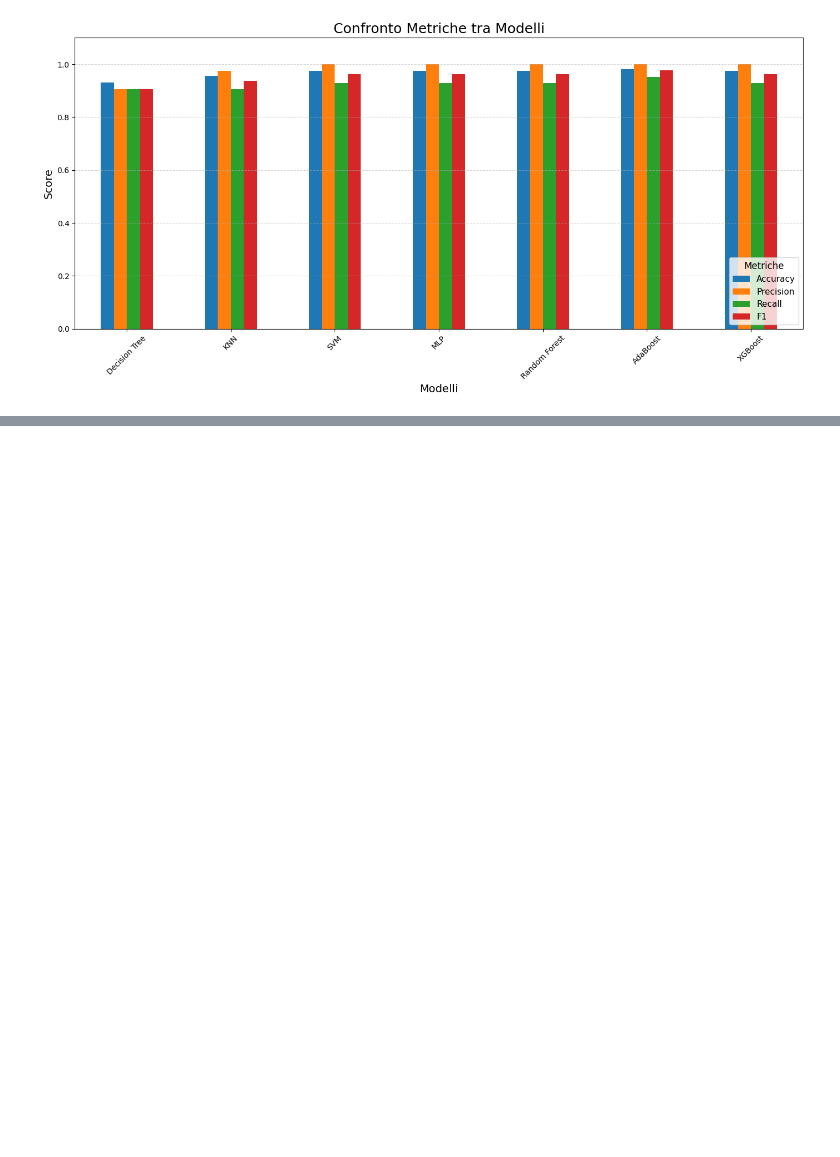
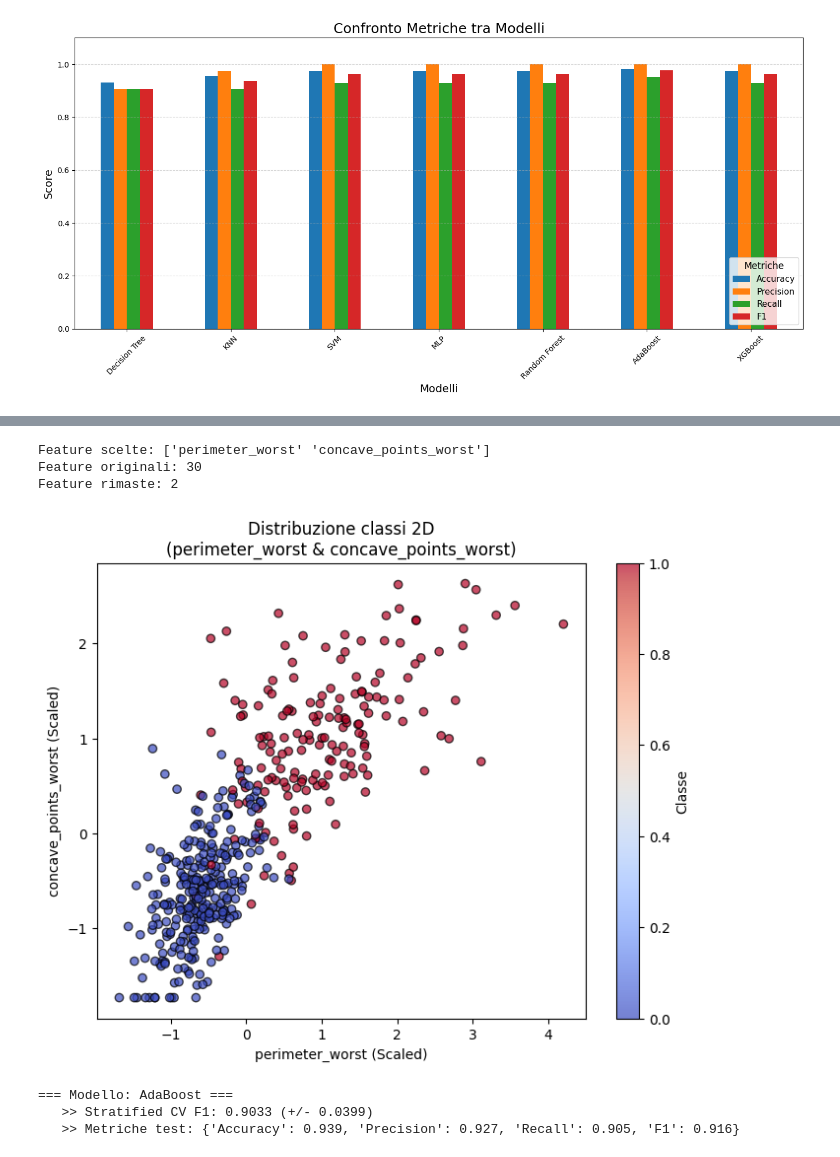
Before and after one commit to Pandanna/Data-Mining-Project, a Jupyter notebook: Cancer_dataset.ipynb, the cells around one changed output, grey strips where cells are left out. Cells and saved outputs as stored; diff of their text form; code cells hidden in the pictures; blank space fills up the shorter version.

```diff
--- a/Cancer_dataset.ipynb
+++ b/Cancer_dataset.ipynb
@@ -571,0 +619,45 @@ df_compare
+# %%
+from sklearn.ensemble import AdaBoostClassifier
+from sklearn.feature_selection import RFE
+import pandas as pd
+
+feature_names = np.array(X_train.columns)
+
+ada_selector = AdaBoostClassifier(random_state=42)
+
+rfe_ada = RFE(estimator=ada_selector, n_features_to_select=2, step=1)
+
+X_train_rfe = rfe_ada.fit_transform(X_train_scaled, y_train)
+X_test_rfe  = rfe_ada.transform(X_test_scaled)
+
+print("Feature scelte:", feature_names[rfe_ada.support_])
+print(f"Feature originali: {X_train_scaled.shape[1]}")
+print(f"Feature rimaste: {X_train_rfe.shape[1]}")
+# %% [output]
+Feature scelte: ['perimeter_worst' 'concave_points_worst']
+Feature originali: 30
+Feature rimaste: 2
+# %%
+from sklearn.base import clone
+
+models = {
+    "AdaBoost": AdaBoostClassifier(random_state=42),
+}
+
+results_rfe = train_eval_2d_models(
+    models=models,
+    X_train_2d=X_train_rfe,
+    X_test_2d=X_test_rfe,
+    y_train=y_train,
+    y_test=y_test,
+    feature_names_2d=feature_names[rfe_ada.support_],
+    strat_cv=strat_cv,
+    task_type='binary',
+    pos_label=TARGET_LABEL,
+    do_plot=True
+)
+# %% [output]
+[figure, added]
+=== Modello: AdaBoost ===
+   >> Stratified CV F1: 0.9033 (+/- 0.0399)
+   >> Metriche test: {'Accuracy': 0.939, 'Precision': 0.927, 'Recall': 0.905, 'F1': 0.916}
```
Also changed, not shown: parts of 13 cells of this notebook.
